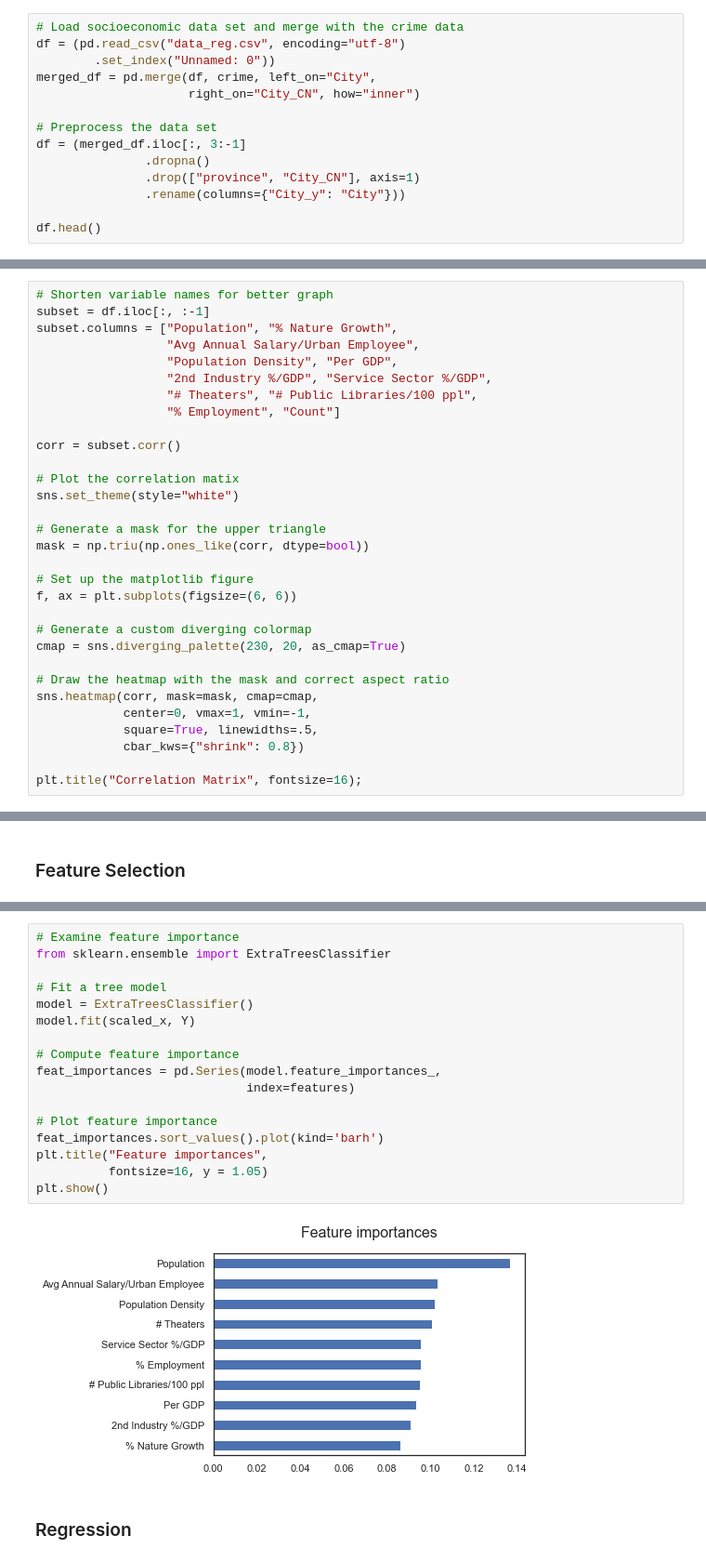
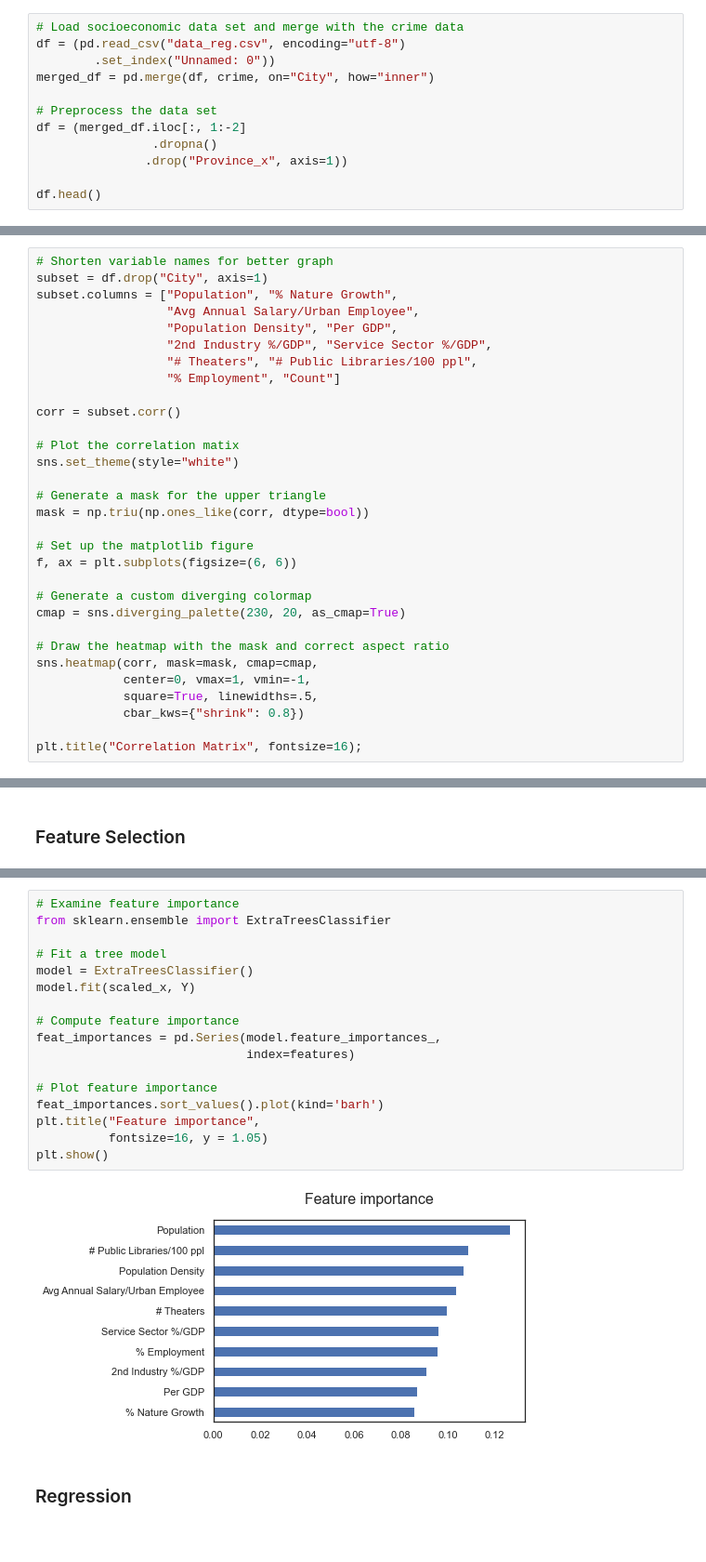
Before and after one commit to cs-ssa-w21/final-project-rooibos, a Jupyter notebook: visualization.ipynb, the cells around one changed output, grey strips where cells are left out. Shown at 93% size. Saved outputs shown, nothing was run; the diff lists cells and outputs as text.

```diff
--- a/visualization.ipynb
+++ b/visualization.ipynb
@@ -406,14 +401,12 @@ import matplotlib.pyplot as plt
 # Load socioeconomic data set and merge with the crime data
 df = (pd.read_csv("data_reg.csv", encoding="utf-8")
         .set_index("Unnamed: 0"))
-merged_df = pd.merge(df, crime, left_on="City",
-                     right_on="City_CN", how="inner")
+merged_df = pd.merge(df, crime, on="City", how="inner")
 
 # Preprocess the data set
-df = (merged_df.iloc[:, 3:-1]
-               .dropna()
-               .drop(["province", "City_CN"], axis=1)
-               .rename(columns={"City_y": "City"}))
+df = (merged_df.iloc[:, 1:-2]
+                .dropna()
+               .drop("Province_x", axis=1))
 
 df.head()
 # %% [output]
@@ -438,6 +431,6 @@ plt.xticks(rotation=45);
 # %%
 # Shorten variable names for better graph
-subset = df.iloc[:, :-1]
+subset = df.drop("City", axis=1)
 subset.columns = ["Population", "% Nature Growth",
                   "Avg Annual Salary/Urban Employee",
                   "Population Density", "Per GDP",
@@ -502,22 +509,22 @@ plt.show()
 # %%
 # Examine feature importance
 from sklearn.ensemble import ExtraTreesClassifier
 
 # Fit a tree model
 model = ExtraTreesClassifier()
 model.fit(scaled_x, Y)
 
 # Compute feature importance
 feat_importances = pd.Series(model.feature_importances_,
                              index=features)
 
 # Plot feature importance
 feat_importances.sort_values().plot(kind='barh')
-plt.title("Feature importances",
+plt.title("Feature importance",
           fontsize=16, y = 1.05)
 plt.show()
 # %% [output]
-[figure, old version]
+[figure, new version]
 # %% [markdown]
 <a id=5.3></a>
 ### Regression
```
Also changed, not shown: parts of 12 cells of this notebook, 2 other files.
